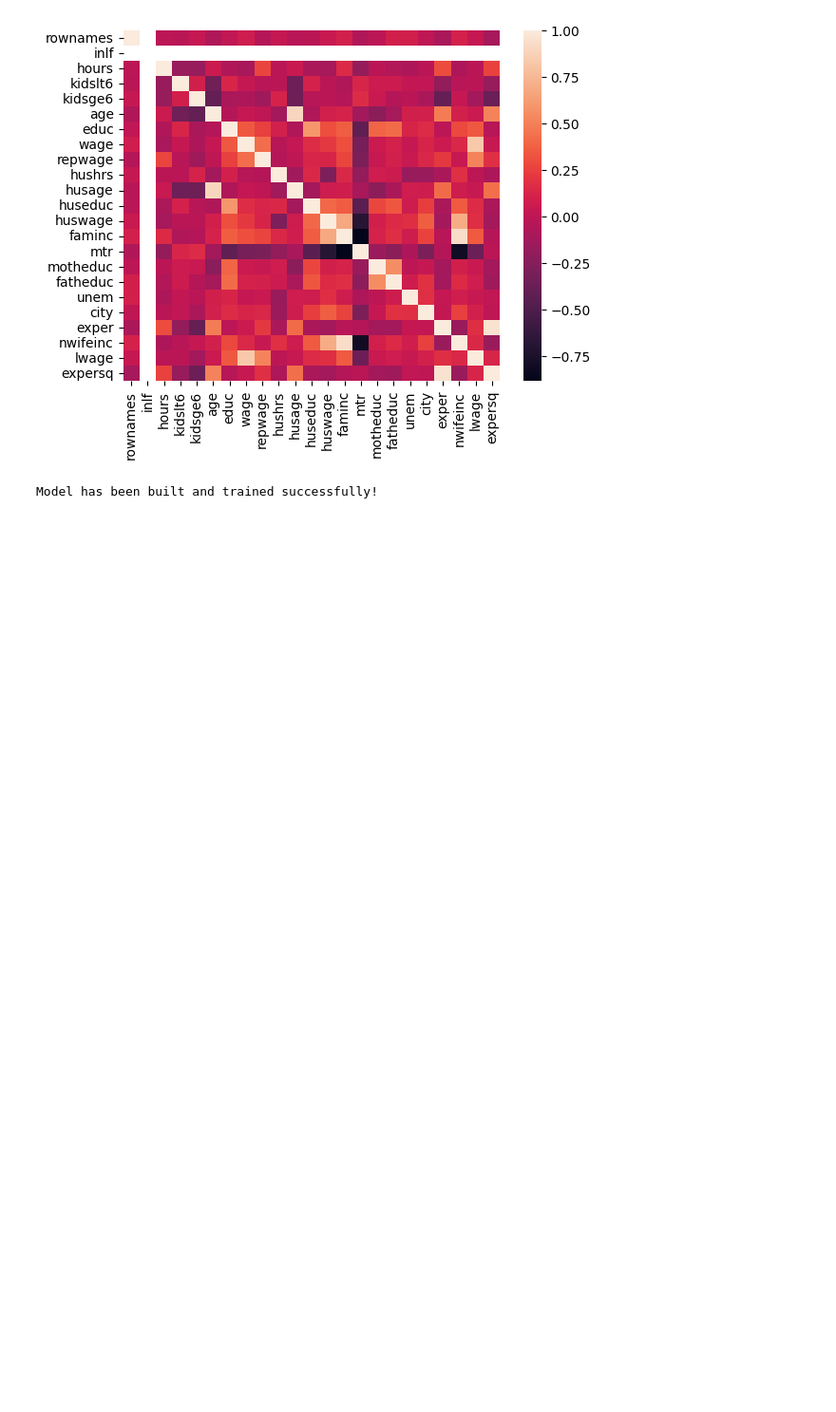
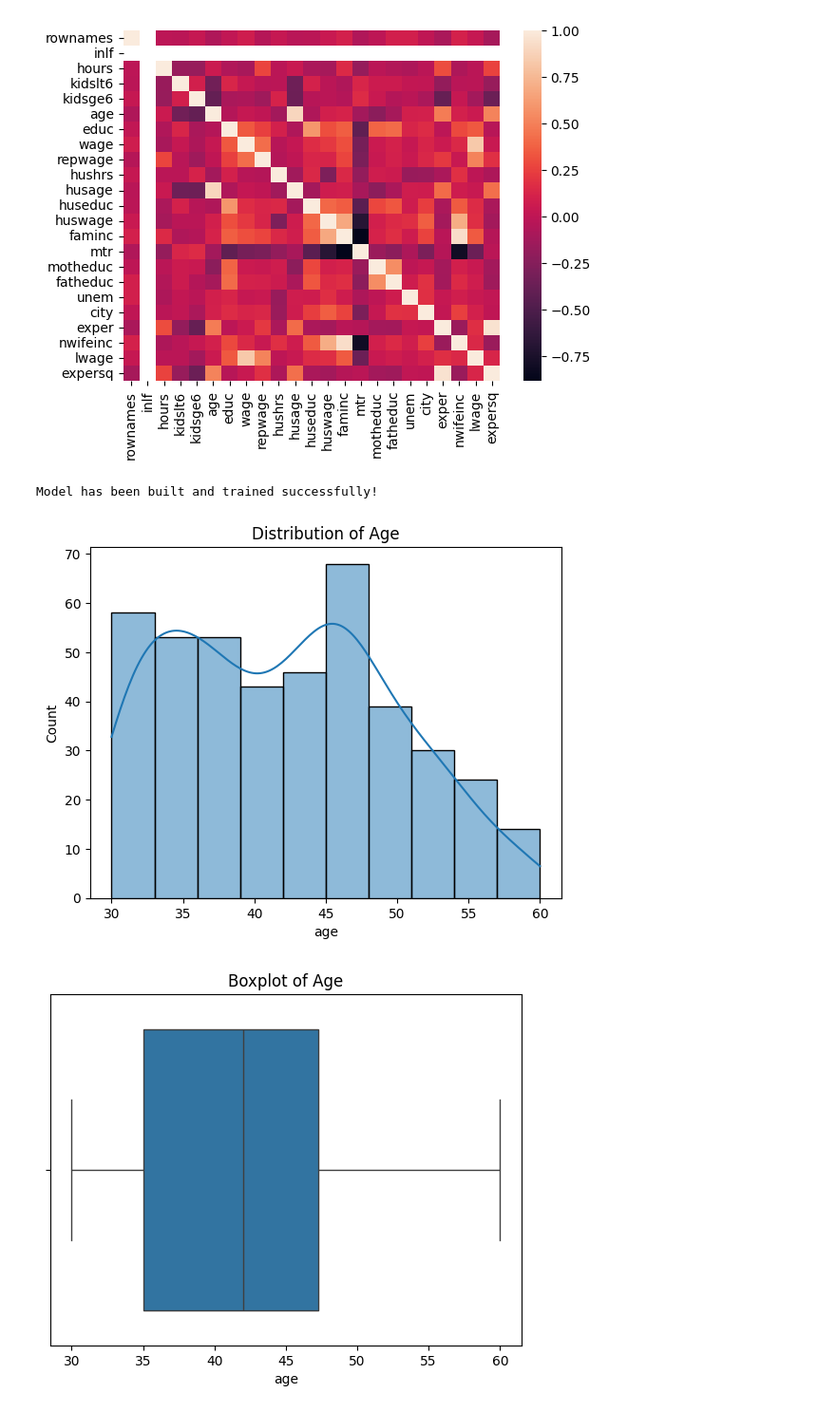
Before and after one commit to Dhanvi20633/eda1, a Jupyter notebook: 21BDS0322.ipynb, the cells around one changed output. Shown at 95% size. Drawn from its saved outputs; the diff is of its cells as text; code cells hidden in the pictures; blank space fills up the shorter version.

```diff
--- a/21BDS0322.ipynb
+++ b/21BDS0322.ipynb
@@ -560,3 +560,21 @@ model.fit(X_train, y_train)
 print("Model has been built and trained successfully!")
 # %% [output]
 Model has been built and trained successfully!
+# %%
+# Histogram
+sns.histplot(df['age'], kde=True)
+plt.title("Distribution of Age")
+plt.show()
+
+# Boxplot
+sns.boxplot(x=df['age'])
+plt.title("Boxplot of Age")
+plt.show()
+
+# Barplot for categorical variable
+sns.countplot(x='educ', data=df)
+plt.title("Count of Education Levels")
+plt.show()
+# %% [output]
+[figure, added]
+[figure, added]
```
Also changed, not shown: parts of 5 cells of this notebook.
